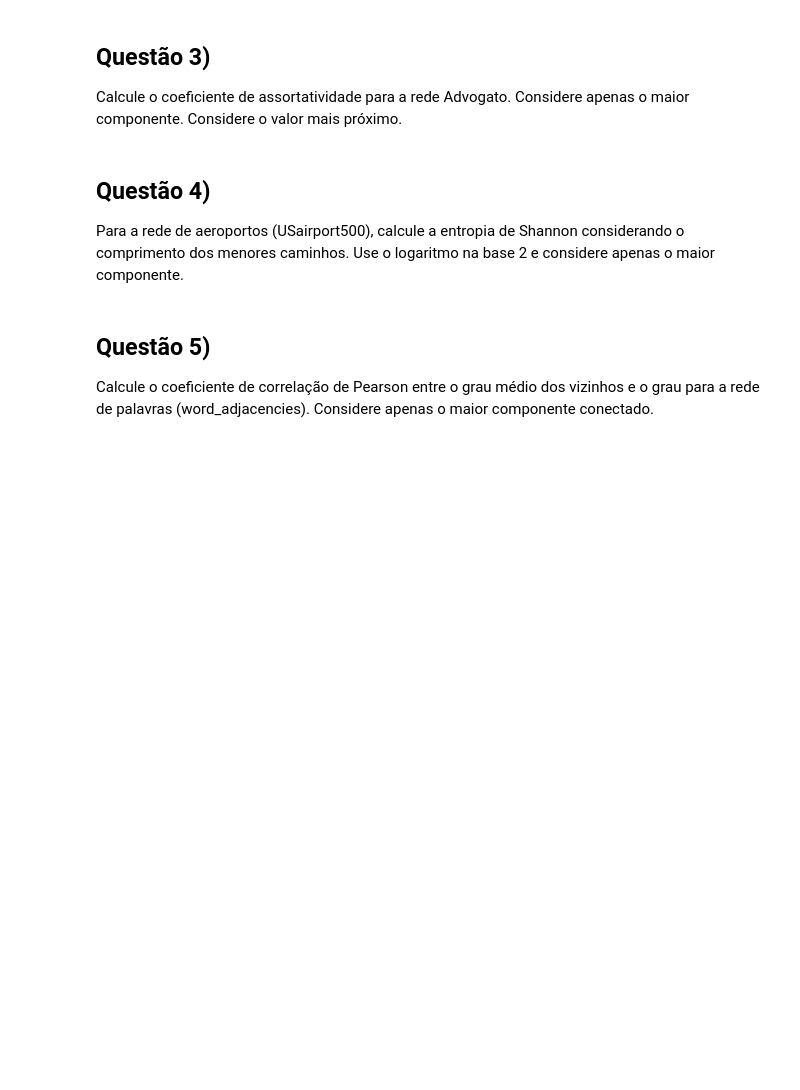
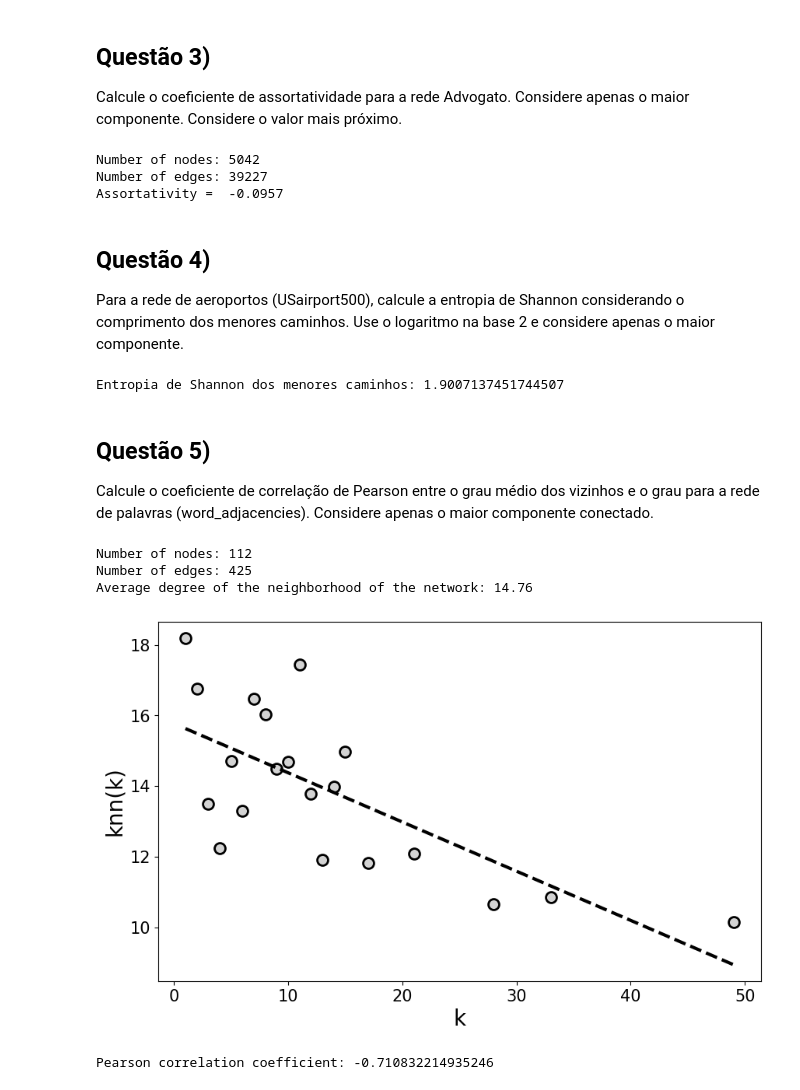
Before and after one commit to TurnipPudding/Redes-Complexas-SME0130-2025, a Jupyter notebook: Questionário_2_SME0130.ipynb, the cells around one changed output. Drawn from its saved outputs; the diff is of its cells as text; code cells hidden in the pictures; blank space fills up the shorter version.

```diff
--- a/Questionário_2_SME0130.ipynb
+++ b/Questionário_2_SME0130.ipynb
@@ -272,8 +272,8 @@ def avc_assnet_degree(G):
             markeredgewidth=2)
     #plt.loglog(ks,knnk,'bo',basex=10,basey=10)
     #plt.title("Average neighborhood connectivity vs degree")
-    plt.ylabel("knn(k)", Fontsize = 20)
-    plt.xlabel("k", Fontsize = 20)
+    plt.ylabel("knn(k)", fontsize = 20)
+    plt.xlabel("k", fontsize = 20)
     #plt.savefig('knnk.eps')
 
     # determine best fit line
@@ -288,6 +288,8 @@ def avc_assnet_degree(G):
     plt.savefig('knn.eps') #save the figure into a file
     plt.show(True)
 
+    return ks, knnk
+
 
 def pearson_correlation_knn(ks, knnk):
     rho = np.corrcoef(ks, knnk)[0,1]
@@ -351,13 +373,38 @@ l = graph_avg_distance(usa)
 Calcule o coeficiente de assortatividade para a rede Advogato. Considere apenas o maior componente. Considere o valor mais próximo.
 # %%
 adv = padronizar_rede(adv)
+
+ass = degree_correlation(adv)
+# %% [output]
+Number of nodes: 5042
+Number of edges: 39227
+Assortativity =  -0.0957
 # %% [markdown]
 ## Questão 4)
 
 Para a rede de aeroportos (USairport500), calcule a entropia de Shannon considerando o comprimento dos menores caminhos. Use o logaritmo na base 2 e considere apenas o maior componente.
+# %%
+finite_paths = shortest_path[shortest_path != np.inf]  # Desconsidera caminhos inexistentes
+unique, counts = np.unique(finite_paths, return_counts=True)  # Frequência dos comprimentos
+P = counts / counts.sum()  # Probabilidade normalizada
+
+H = -np.sum(P * np.log2(P))
+
+print(f"Entropia de Shannon dos menores caminhos: {H}")
+# %% [output]
+Entropia de Shannon dos menores caminhos: 1.9007137451744507
 # %% [markdown]
 ## Questão 5)
 
 Calcule o coeficiente de correlação de Pearson entre o grau médio dos vizinhos e o grau para a rede de palavras (word_adjacencies). Considere apenas o maior componente conectado.
 # %%
 word = padronizar_rede(word)
+
+ks, knnk = avc_assnet_degree(word)
+pearson_correlation_knn(ks, knnk)
+# %% [output]
+Number of nodes: 112
+Number of edges: 425
+Average degree of the neighborhood of the network: 14.76
+[figure, added]
+Pearson correlation coefficient: -0.710832214935246
```
Also changed, not shown: parts of 2 cells of this notebook.
